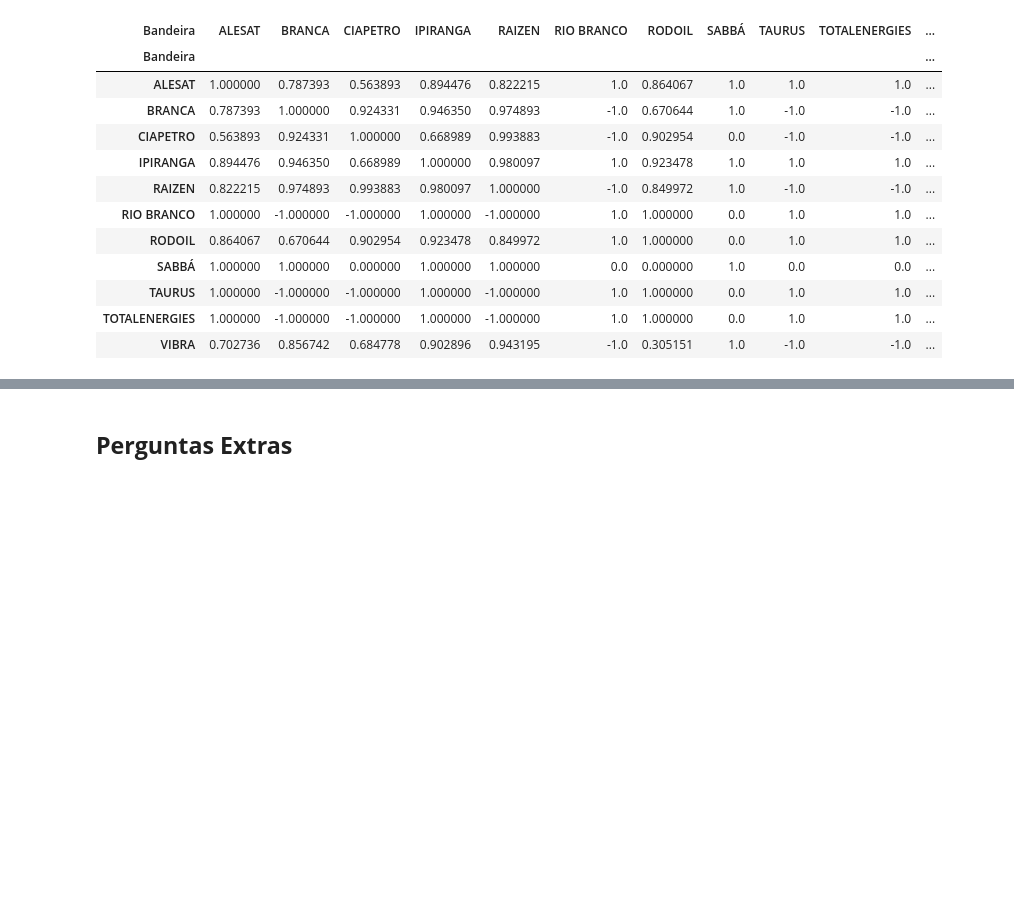
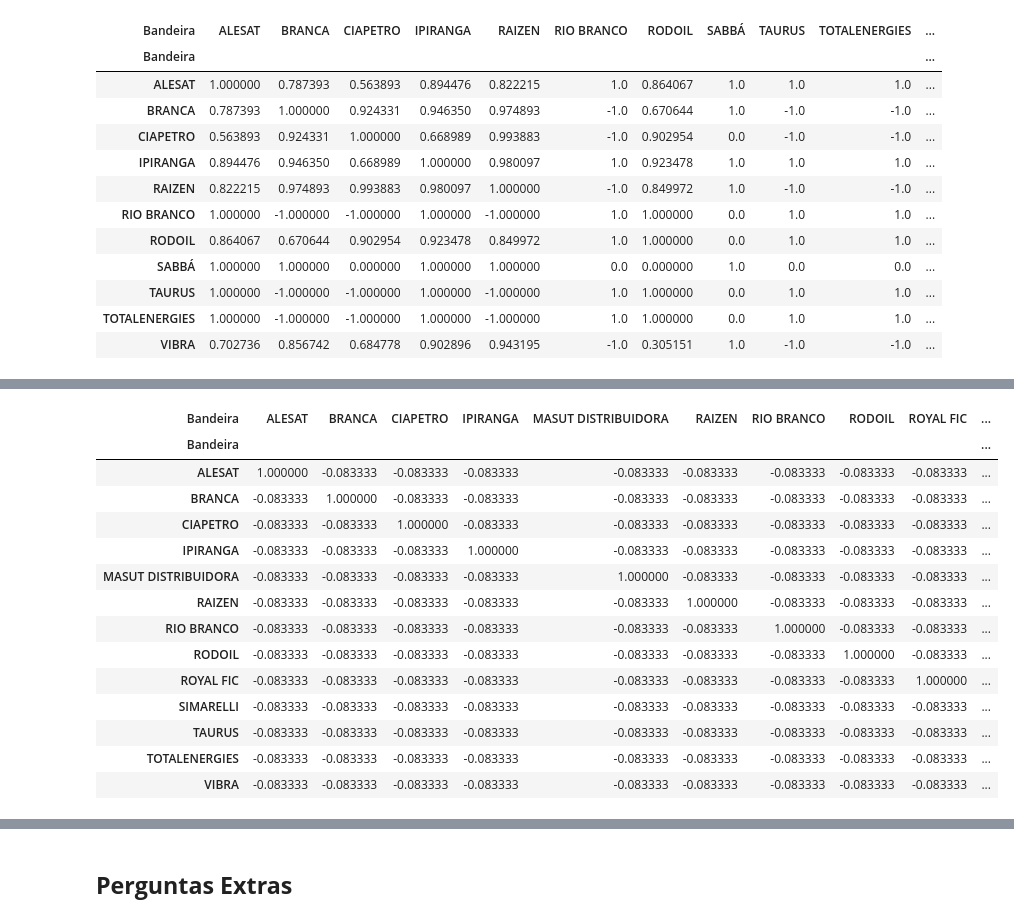
Before and after one commit to arthurlorran1/Projeto-4, a Jupyter notebook: notebook.ipynb, the cells around one changed output, grey strips where cells are left out. Drawn from its saved outputs; the diff is of its cells as text; code cells hidden in the pictures; blank space fills up the shorter version.

```diff
--- a/notebook.ipynb
+++ b/notebook.ipynb
@@ -620,0 +635,31 @@ sns.heatmap(gp6GC, annot=True, cmap="viridis")
+# %%
+# Etanol
+gp6E_CO = gp6E.loc['CO'].dropna().reset_index()
+gp6E_N = gp6E.loc['N'].dropna().reset_index()
+gp6E_NE = gp6E.loc['NE'].dropna().reset_index()
+gp6E_S = gp6E.loc['S'].dropna().reset_index()
+gp6E_SE = gp6E.loc['SE'].dropna().reset_index()
+# Gasolina
+gp6G_CO = gp6G.loc['CO'].dropna().reset_index()
+gp6G_N = gp6G.loc['N'].dropna().reset_index()
+gp6G_NE = gp6G.loc['NE'].dropna().reset_index()
+gp6G_S = gp6G.loc['S'].dropna().reset_index()
+gp6G_SE = gp6G.loc['SE'].dropna().reset_index()
+# %%
+gp6E_CO.pivot_table(index=gp6E_CO.index, columns='Bandeira', values='CO').fillna(0).corr()
+# %% [output]
+| Bandeira | ALESAT | BRANCA | CIAPETRO | IPIRANGA | MASUT DISTRIBUIDORA | RAIZEN | RIO BRANCO | RODOIL | ROYAL FIC | ... |
+| Bandeira |  |  |  |  |  |  |  |  |  | ... |
+| ALESAT | 1.000000 | -0.083333 | -0.083333 | -0.083333 | -0.083333 | -0.083333 | -0.083333 | -0.083333 | -0.083333 | ... |
+| BRANCA | -0.083333 | 1.000000 | -0.083333 | -0.083333 | -0.083333 | -0.083333 | -0.083333 | -0.083333 | -0.083333 | ... |
+| CIAPETRO | -0.083333 | -0.083333 | 1.000000 | -0.083333 | -0.083333 | -0.083333 | -0.083333 | -0.083333 | -0.083333 | ... |
+| IPIRANGA | -0.083333 | -0.083333 | -0.083333 | 1.000000 | -0.083333 | -0.083333 | -0.083333 | -0.083333 | -0.083333 | ... |
+| MASUT DISTRIBUIDORA | -0.083333 | -0.083333 | -0.083333 | -0.083333 | 1.000000 | -0.083333 | -0.083333 | -0.083333 | -0.083333 | ... |
+| RAIZEN | -0.083333 | -0.083333 | -0.083333 | -0.083333 | -0.083333 | 1.000000 | -0.083333 | -0.083333 | -0.083333 | ... |
+| RIO BRANCO | -0.083333 | -0.083333 | -0.083333 | -0.083333 | -0.083333 | -0.083333 | 1.000000 | -0.083333 | -0.083333 | ... |
+| RODOIL | -0.083333 | -0.083333 | -0.083333 | -0.083333 | -0.083333 | -0.083333 | -0.083333 | 1.000000 | -0.083333 | ... |
+| ROYAL FIC | -0.083333 | -0.083333 | -0.083333 | -0.083333 | -0.083333 | -0.083333 | -0.083333 | -0.083333 | 1.000000 | ... |
+| SIMARELLI | -0.083333 | -0.083333 | -0.083333 | -0.083333 | -0.083333 | -0.083333 | -0.083333 | -0.083333 | -0.083333 | ... |
+| TAURUS | -0.083333 | -0.083333 | -0.083333 | -0.083333 | -0.083333 | -0.083333 | -0.083333 | -0.083333 | -0.083333 | ... |
+| TOTALENERGIES | -0.083333 | -0.083333 | -0.083333 | -0.083333 | -0.083333 | -0.083333 | -0.083333 | -0.083333 | -0.083333 | ... |
+| VIBRA | -0.083333 | -0.083333 | -0.083333 | -0.083333 | -0.083333 | -0.083333 | -0.083333 | -0.083333 | -0.083333 | ... |
```
Also changed, not shown: parts of 9 cells of this notebook, 13 other files.
